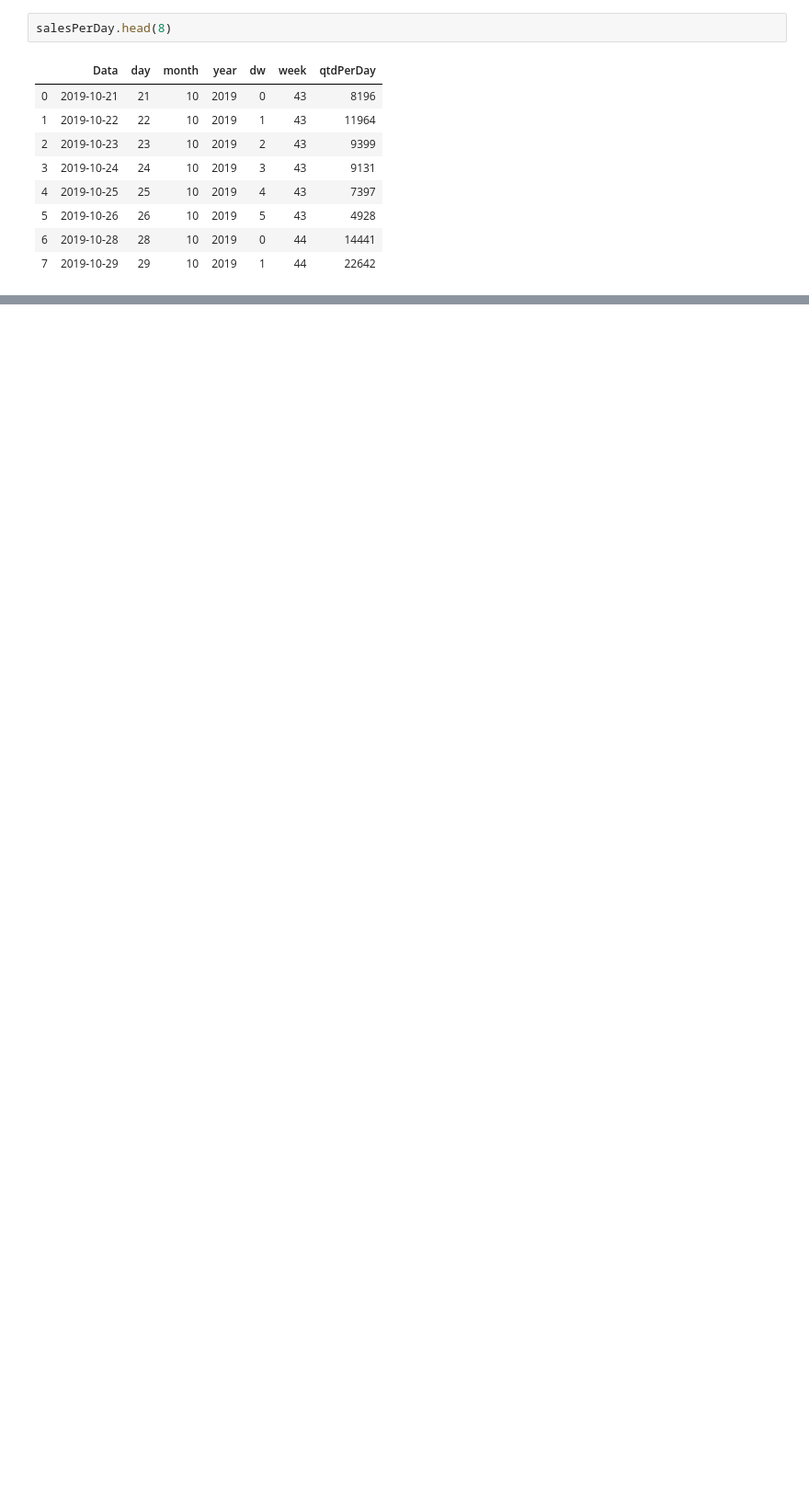
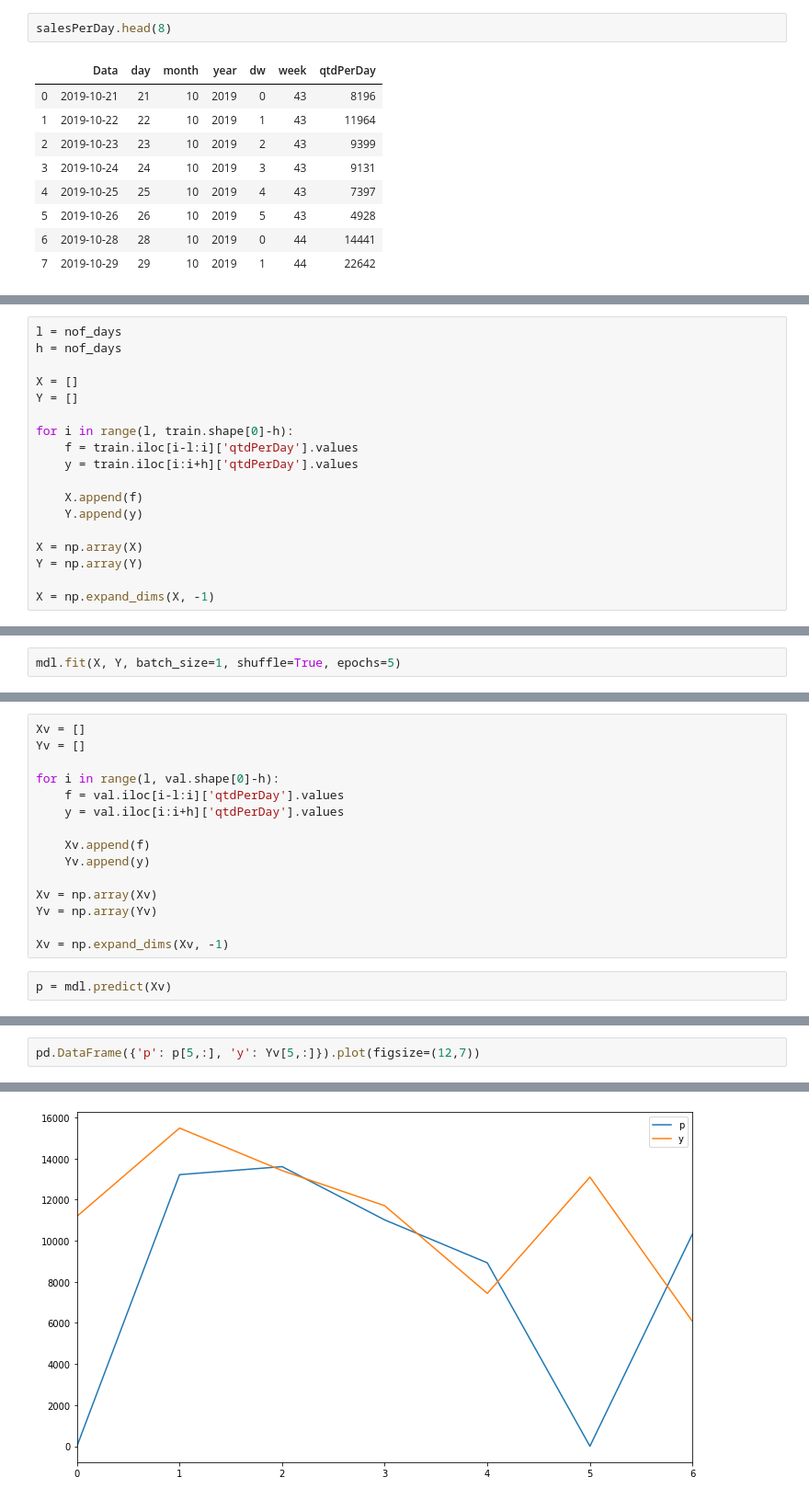
Before and after one commit to dougmart/ProductDemandAnalyForec, a Jupyter notebook: code/main.ipynb, the cells around one changed output, grey strips where cells are left out. Shown: that part at 92% size. Cells and saved outputs as stored; diff of their text form; blank space fills up the shorter version.

```diff
--- a/code/main.ipynb
+++ b/code/main.ipynb
@@ -234,0 +295,18 @@ dtype: object
+# %%
+l = nof_days
+h = nof_days
+
+X = []
+Y = []
+
+for i in range(l, train.shape[0]-h):
+    f = train.iloc[i-l:i]['qtdPerDay'].values
+    y = train.iloc[i:i+h]['qtdPerDay'].values
+
+    X.append(f)
+    Y.append(y)
+
+X = np.array(X)
+Y = np.array(Y)
+
+X = np.expand_dims(X, -1)
@@ -234,0 +321,2 @@ dtype: object
+# %%
+mdl.fit(X, Y, batch_size=1, shuffle=True, epochs=5)
@@ -234,0 +336,17 @@ dtype: object
+# %%
+Xv = []
+Yv = []
+
+for i in range(l, val.shape[0]-h):
+    f = val.iloc[i-l:i]['qtdPerDay'].values
+    y = val.iloc[i:i+h]['qtdPerDay'].values
+
+    Xv.append(f)
+    Yv.append(y)
+
+Xv = np.array(Xv)
+Yv = np.array(Yv)
+
+Xv = np.expand_dims(Xv, -1)
+# %%
+p = mdl.predict(Xv)
@@ -234,0 +372,3 @@ dtype: object
+# %%
+pd.DataFrame({'p': p[5,:], 'y': Yv[5,:]}).plot(figsize=(12,7))
+# %% [output]
@@ -234,0 +376 @@ dtype: object
+[figure, added]
```
Also changed, not shown: parts of 32 cells of this notebook.
